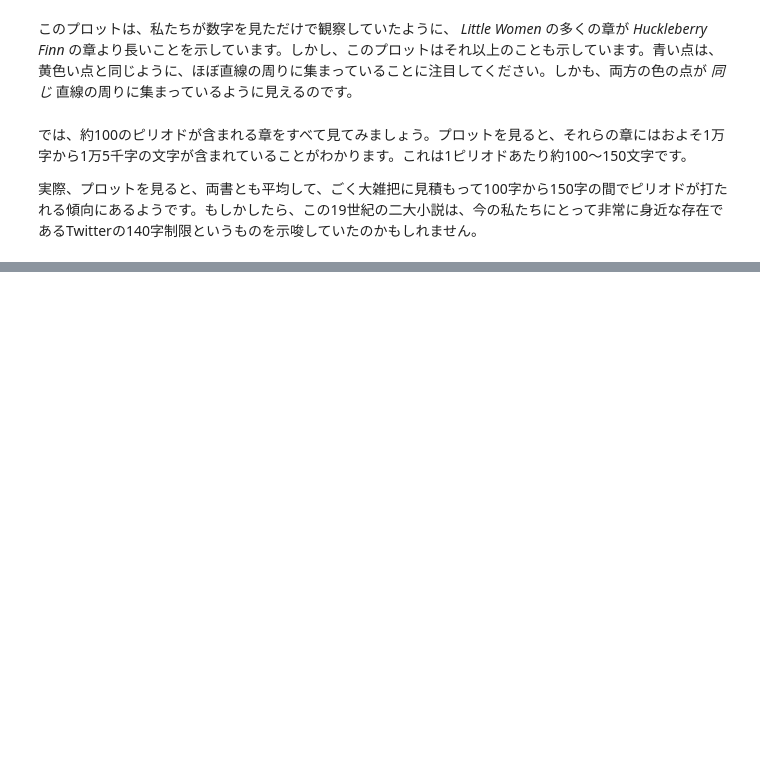
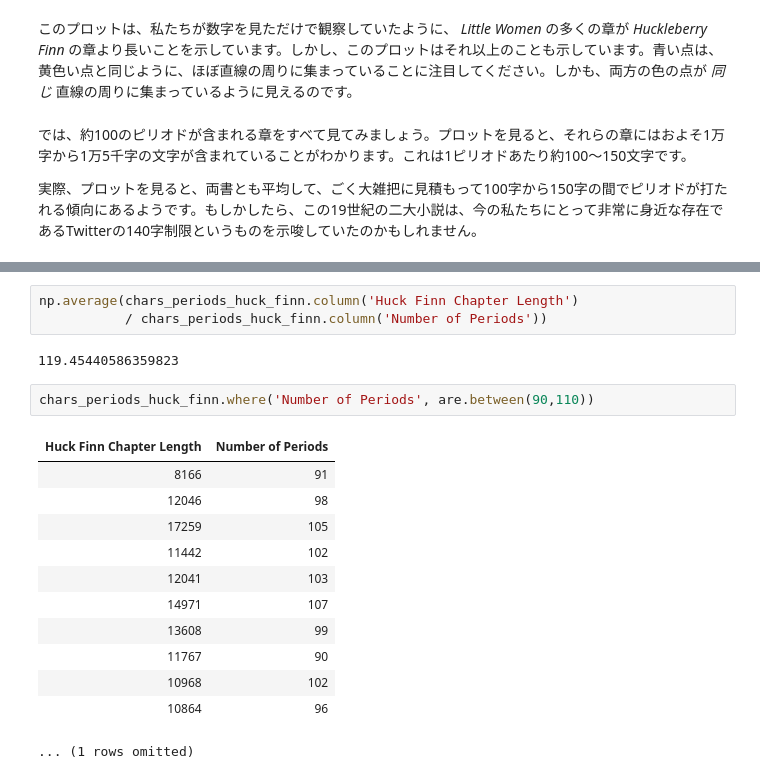
Before and after one commit to Cloudedu-Osaka/textbook, a Jupyter notebook: _build/jupyter_execute/chapters/01/3/2/Another_Kind_Of_Character.ipynb, the cells around one changed output, grey strips where cells are left out. Drawn from its saved outputs; the diff is of its cells as text; blank space fills up the shorter version.

```diff
--- a/_build/jupyter_execute/chapters/01/3/2/Another_Kind_Of_Character.ipynb
+++ b/_build/jupyter_execute/chapters/01/3/2/Another_Kind_Of_Character.ipynb
@@ -119,0 +180,20 @@ plots.ylabel('Number of characters in chapter');
+# %%
+np.average(chars_periods_huck_finn.column('Huck Finn Chapter Length')
+           / chars_periods_huck_finn.column('Number of Periods'))
+# %% [output]
+119.45440586359823
+# %%
+chars_periods_huck_finn.where('Number of Periods', are.between(90,110))
+# %% [output]
+| Huck Finn Chapter Length | Number of Periods |
+| 8166 | 91 |
+| 12046 | 98 |
+| 17259 | 105 |
+| 11442 | 102 |
+| 12041 | 103 |
+| 14971 | 107 |
+| 13608 | 99 |
+| 11767 | 90 |
+| 10968 | 102 |
+| 10864 | 96 |
+... (1 rows omitted)
```
Also changed, not shown: parts of 9 cells of this notebook, 38 other files.
